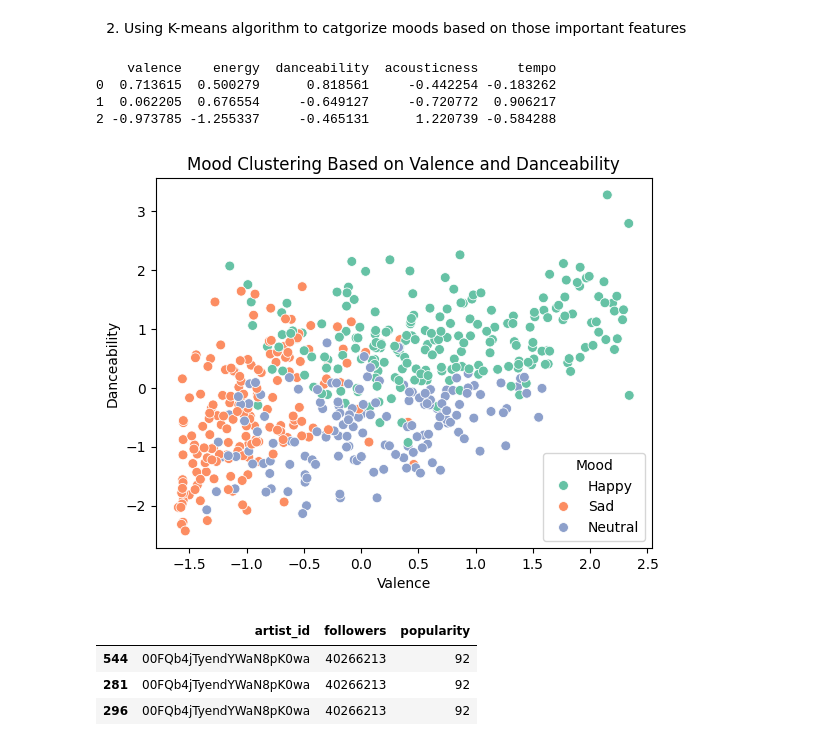
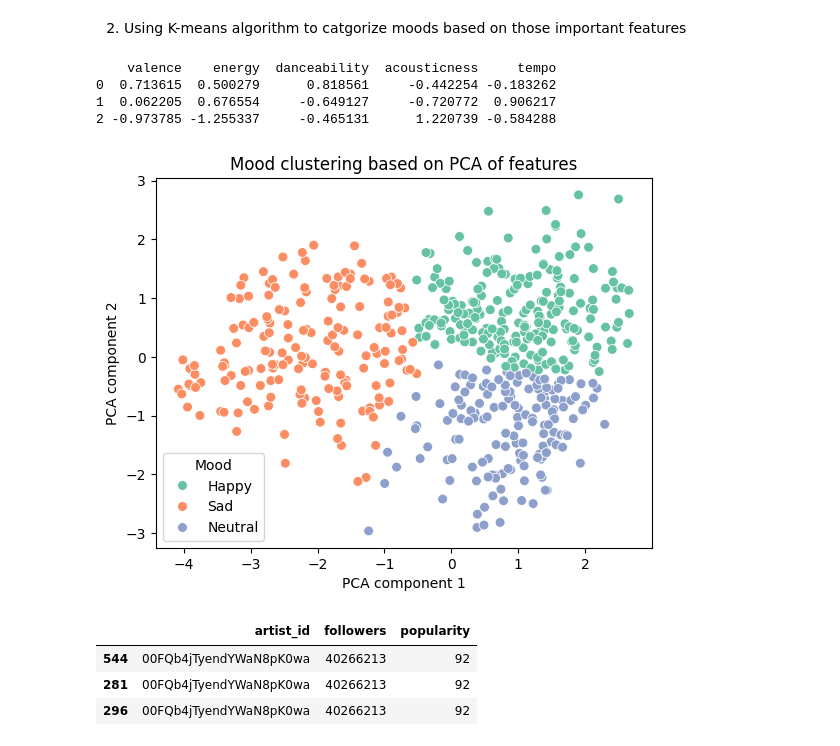
Before and after one commit to Swuzz123/Music-Recommendation, a Jupyter notebook: test.ipynb, the cells around one changed output. Drawn from its saved outputs; the diff is of its cells as text; code cells hidden in the pictures.

```diff
--- a/test.ipynb
+++ b/test.ipynb
@@ -349,42 +446,52 @@ z_score_df.head(3)
 2. Using K-means algorithm to catgorize moods based on those important features
 # %%
 from sklearn.cluster import KMeans
+from sklearn.decomposition import PCA
 
 # choose related features
 features_scaled = z_score_df[['valence', 'energy', 'danceability', 'acousticness', 'tempo']]
 
 # apply kmeans with 3 clusters (Happy, Sad, Neutral)
 kmeans = KMeans(n_clusters= 3, random_state= 42)
 
 # calculate the mean value of the features for each cluster
 kmeans.fit(features_scaled)
 cluster_centers = kmeans.cluster_centers_
 cluster_features = pd.DataFrame(cluster_centers, columns= features_scaled.columns)
 print(cluster_features)
 
+""" You can see the cluster features df:
+1. with high valence, energy, and danceability -> maybe "Happy"
+2. with low valence, energy, danceability but high acouticness -> maybe "Sad"
+3. Remaining features -> will be "Neutral" """
+
 z_score_df['mood_score'] = kmeans.fit_predict(features_scaled)
 
-# Name for each cluster
+# name for each cluster
 mood_labels = {0: "Happy", 1: "Neutral", 2: "Sad"}
 z_score_df['mood'] = z_score_df['mood_score'].map(mood_labels)
 
-sns.scatterplot(data = z_score_df, x = 'valence', y = 'danceability', hue = 'mood', palette= 'Set2', s = 50 ) #marker size
-plt.title("Mood Clustering Based on Valence and Danceability")
-plt.xlabel("Valence")
-plt.ylabel("Danceability")
-plt.legend(title="Mood")
+# perform PCA to reduce dimension to 2 components
+pca = PCA(n_components= 2)
+features_pca = pca.fit_transform(features_scaled)
+
+# add PCA components to the DataFrame
+z_score_df['PCA1'] = features_pca[:, 0]
+z_score_df['PCA2'] = features_pca[:, 1]
+
+# scatter plot for PCA components with mood labels
+sns.scatterplot(data = z_score_df, x = 'PCA1', y = 'PCA2', hue = 'mood', palette= 'Set2', s = 50)
+plt.title("Mood clustering based on PCA of features")
+plt.xlabel("PCA component 1")
+plt.ylabel("PCA component 2")
+plt.legend(title = 'Mood')
 plt.show()
-
-# You can see the cluster features df:
-# 1. with high valence, energy, and danceability -> maybe "Happy"
-# 2. with low valence, energy, danceability but high acouticness -> maybe "Sad"
-# 3. Remaining features -> will be "Neutral"
 # %% [output]
     valence    energy  danceability  acousticness     tempo
 0  0.713615  0.500279      0.818561     -0.442254 -0.183262
 1  0.062205  0.676554     -0.649127     -0.720772  0.906217
 2 -0.973785 -1.255337     -0.465131      1.220739 -0.584288
-[figure, old version]
+[figure, new version]
 # %%
 tmp_df = tracks[['artist_id', 'followers', 'popularity']]
 tmp_df.head(3)
```
Also changed, not shown: parts of 10 cells of this notebook, 1 other file.
